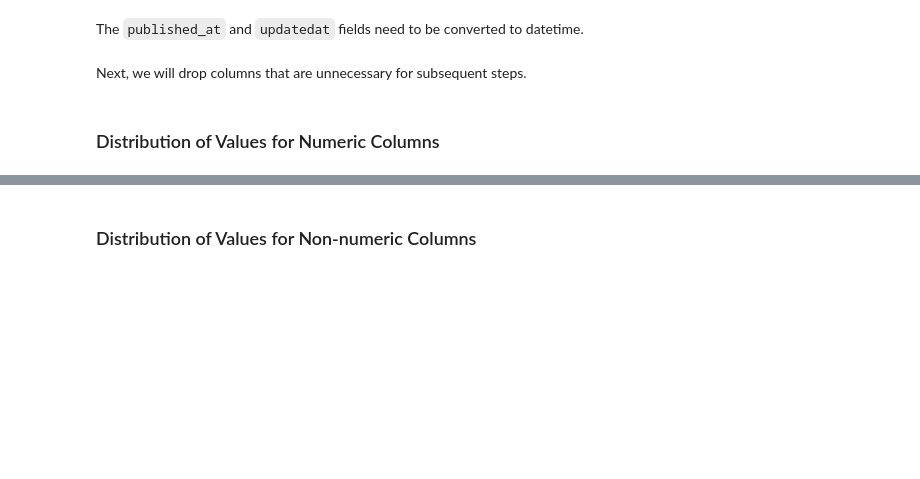
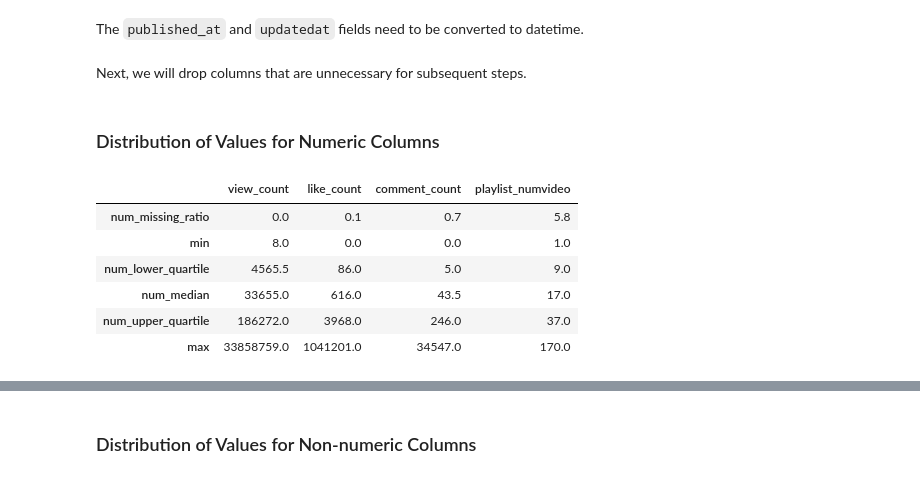
Before and after one commit to Mr-Phuong-Nam/Analyzing-about-top-tech-channels-on-Youtube, a Jupyter notebook: notebooks/2.0-preprocessing.ipynb, the cells around one changed output, grey strips where cells are left out. Drawn from its saved outputs; the diff is of its cells as text; code cells hidden in the pictures; blank space fills up the shorter version.

```diff
--- a/notebooks/2.0-preprocessing.ipynb
+++ b/notebooks/2.0-preprocessing.ipynb
@@ -31,8 +31,9 @@ list_df_videos = []
 list_df_comments = []
 
 for channel, id in channel_id.items():
-    list_df_videos.append(pd.read_csv(raw_data_path + channel + '_videos.csv', engine = 'python'))
-    list_df_comments.append(pd.read_csv(raw_data_path + channel + '_comments.csv', engine = 'python'))
+    list_df_videos.append(pd.read_csv(raw_data_path + channel + '_videos.csv'))
+    list_df_comments.append(pd.read_csv(raw_data_path + channel + '_comments.csv', \
+                                        encoding = 'utf-8', lineterminator = '\n'))
 
 df_videos = pd.concat(list_df_videos, ignore_index = True)
 df_comments = pd.concat(list_df_comments, ignore_index = True)
@@ -152,9 +236,19 @@ def num_median(column):
 
 def num_upper_quartile(column):
     return column.quantile(0.75)
+
+num_types = ['int64', 'float64']
 # %%
-num_col_info_df_videos = df_videos.select_dtypes(include = ['int64', 'float64'])
+num_col_info_df_videos = df_videos.select_dtypes(include = num_types)
 
 num_col_info_df_videos = num_col_info_df_videos.agg([num_missing_ratio, "min", num_lower_quartile, num_median, num_upper_quartile, "max"])
 num_col_info_df_videos
+# %% [output]
+|  | view_count | like_count | comment_count | playlist_numvideo |
+| num_missing_ratio | 0.0 | 0.1 | 0.7 | 5.8 |
+| min | 8.0 | 0.0 | 0.0 | 1.0 |
+| num_lower_quartile | 4565.5 | 86.0 | 5.0 | 9.0 |
+| num_median | 33655.0 | 616.0 | 43.5 | 17.0 |
+| num_upper_quartile | 186272.0 | 3968.0 | 246.0 | 37.0 |
+| max | 33858759.0 | 1041201.0 | 34547.0 | 170.0 |
 # %%
```
Also changed, not shown: parts of 16 cells of this notebook, 1 other file.
